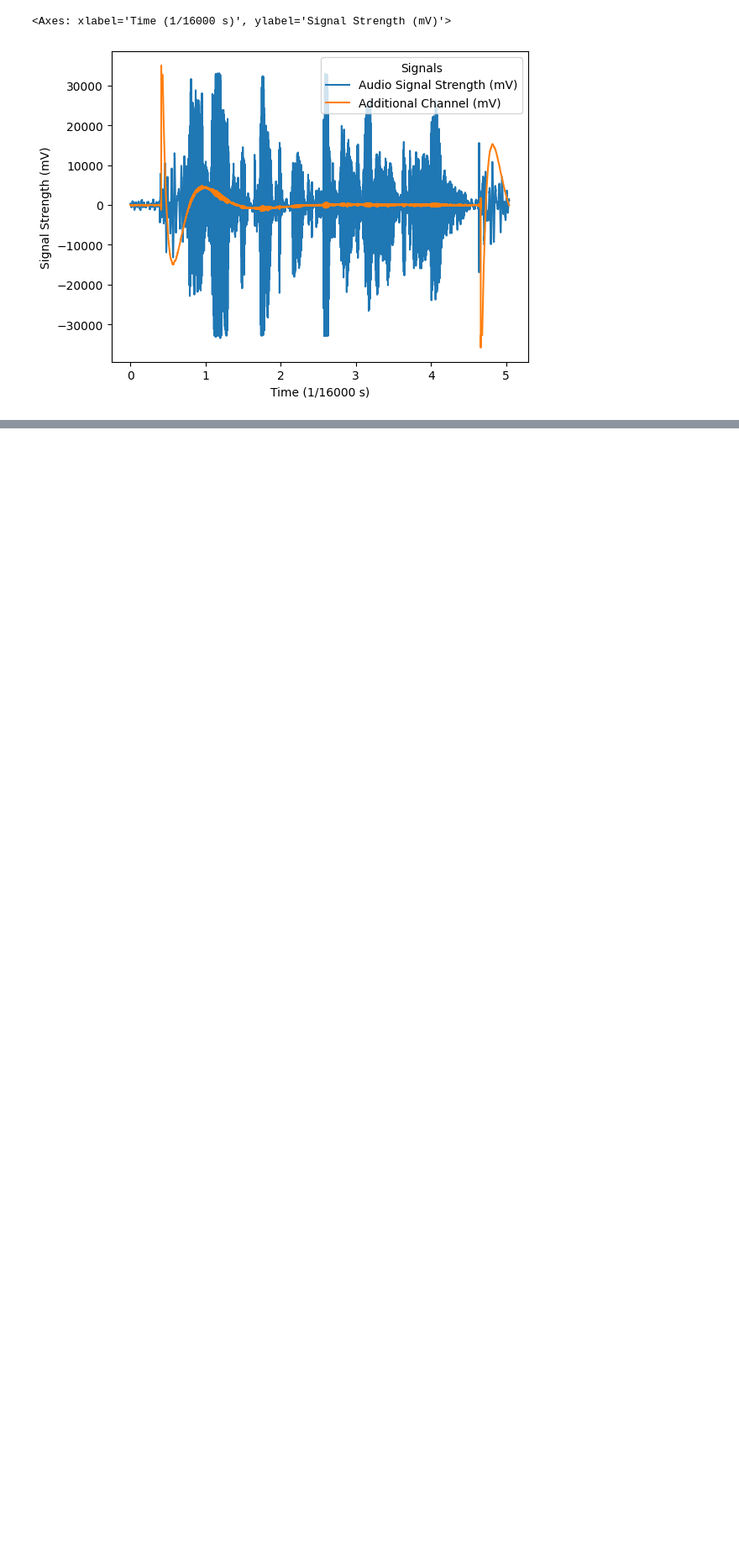
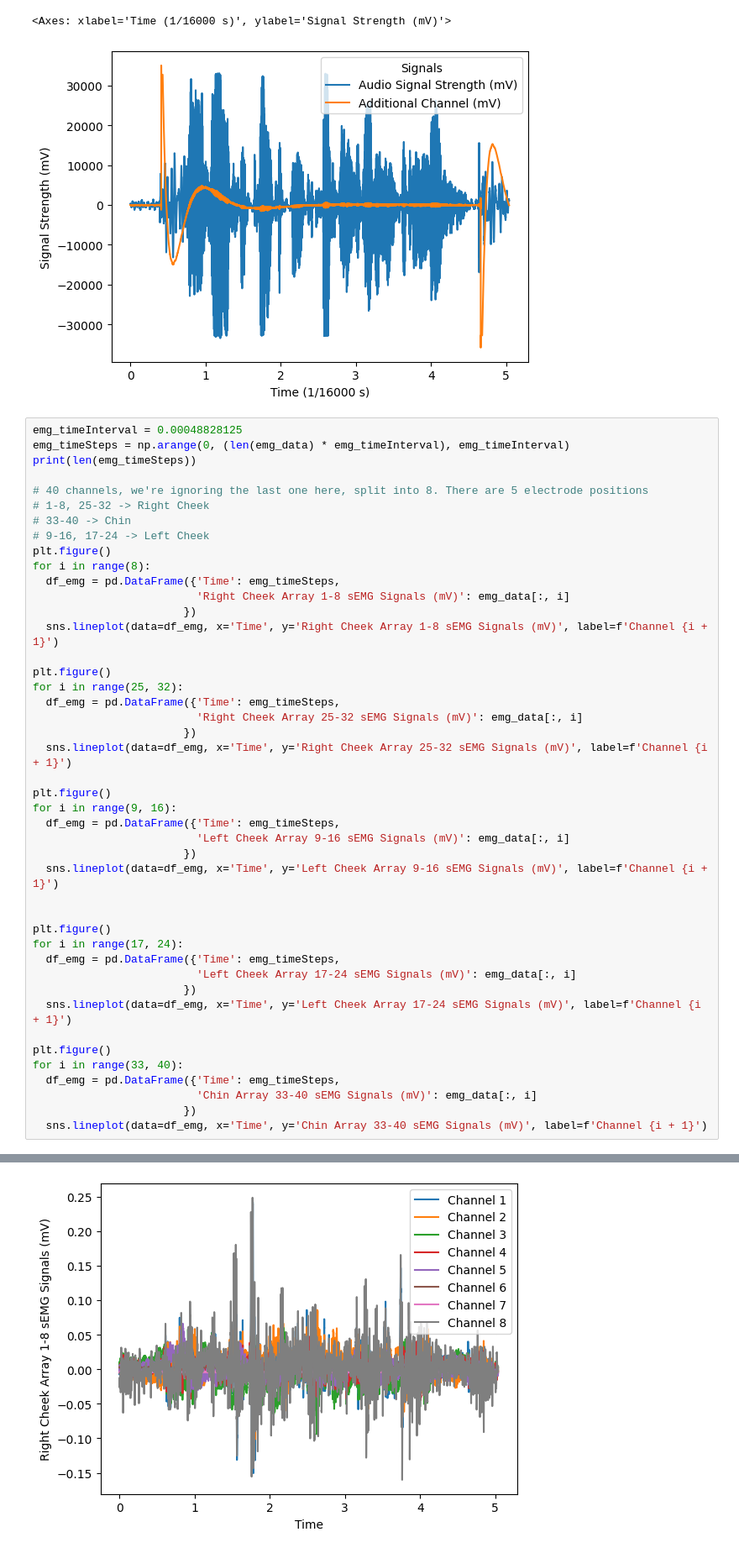
Before and after one commit to RaphaLK/hiddenemgdatacleaner, a Jupyter notebook: clean_data.ipynb, the cells around one changed output, grey strips where cells are left out. Shown at 84% size. Cells and saved outputs as stored; diff of their text form; blank space fills up the shorter version.

Commit message:
Split up graphs by array

```diff
--- a/clean_data.ipynb
+++ b/clean_data.ipynb
@@ -35,3 +36,48 @@ sns.lineplot(data=df_melted, x='Time (1/16000 s)', y='Signal Strength (mV)', hue
 # %% [output]
 <Axes: xlabel='Time (1/16000 s)', ylabel='Signal Strength (mV)'>
 [figure]
+# %%
+emg_timeInterval = 0.00048828125
+emg_timeSteps = np.arange(0, (len(emg_data) * emg_timeInterval), emg_timeInterval)
+print(len(emg_timeSteps))
+
+# 40 channels, we're ignoring the last one here, split into 8. There are 5 electrode positions
+# 1-8, 25-32 -> Right Cheek
+# 33-40 -> Chin
+# 9-16, 17-24 -> Left Cheek
+plt.figure()
+for i in range(8):
+  df_emg = pd.DataFrame({'Time': emg_timeSteps,
+                         'Right Cheek Array 1-8 sEMG Signals (mV)': emg_data[:, i]
+                       })
+  sns.lineplot(data=df_emg, x='Time', y='Right Cheek Array 1-8 sEMG Signals (mV)', label=f'Channel {i + 1}')
+
+plt.figure()
+for i in range(25, 32):
+  df_emg = pd.DataFrame({'Time': emg_timeSteps,
+                         'Right Cheek Array 25-32 sEMG Signals (mV)': emg_data[:, i]
+                       })
+  sns.lineplot(data=df_emg, x='Time', y='Right Cheek Array 25-32 sEMG Signals (mV)', label=f'Channel {i + 1}')
+
+plt.figure()
+for i in range(9, 16):
+  df_emg = pd.DataFrame({'Time': emg_timeSteps,
+                         'Left Cheek Array 9-16 sEMG Signals (mV)': emg_data[:, i]
+                       })
+  sns.lineplot(data=df_emg, x='Time', y='Left Cheek Array 9-16 sEMG Signals (mV)', label=f'Channel {i + 1}')
+
+
+plt.figure()
+for i in range(17, 24):
+  df_emg = pd.DataFrame({'Time': emg_timeSteps,
+                         'Left Cheek Array 17-24 sEMG Signals (mV)': emg_data[:, i]
+                       })
+  sns.lineplot(data=df_emg, x='Time', y='Left Cheek Array 17-24 sEMG Signals (mV)', label=f'Channel {i + 1}')
+
+plt.figure()
+for i in range(33, 40):
+  df_emg = pd.DataFrame({'Time': emg_timeSteps,
+                         'Chin Array 33-40 sEMG Signals (mV)': emg_data[:, i]
+                       })
+  sns.lineplot(data=df_emg, x='Time', y='Chin Array 33-40 sEMG Signals (mV)', label=f'Channel {i + 1}')
+# %% [output]
@@ -37,0 +85 @@ sns.lineplot(data=df_melted, x='Time (1/16000 s)', y='Signal Strength (mV)', hue
+[figure, added]
```
Also changed, not shown: parts of 4 cells of this notebook.
